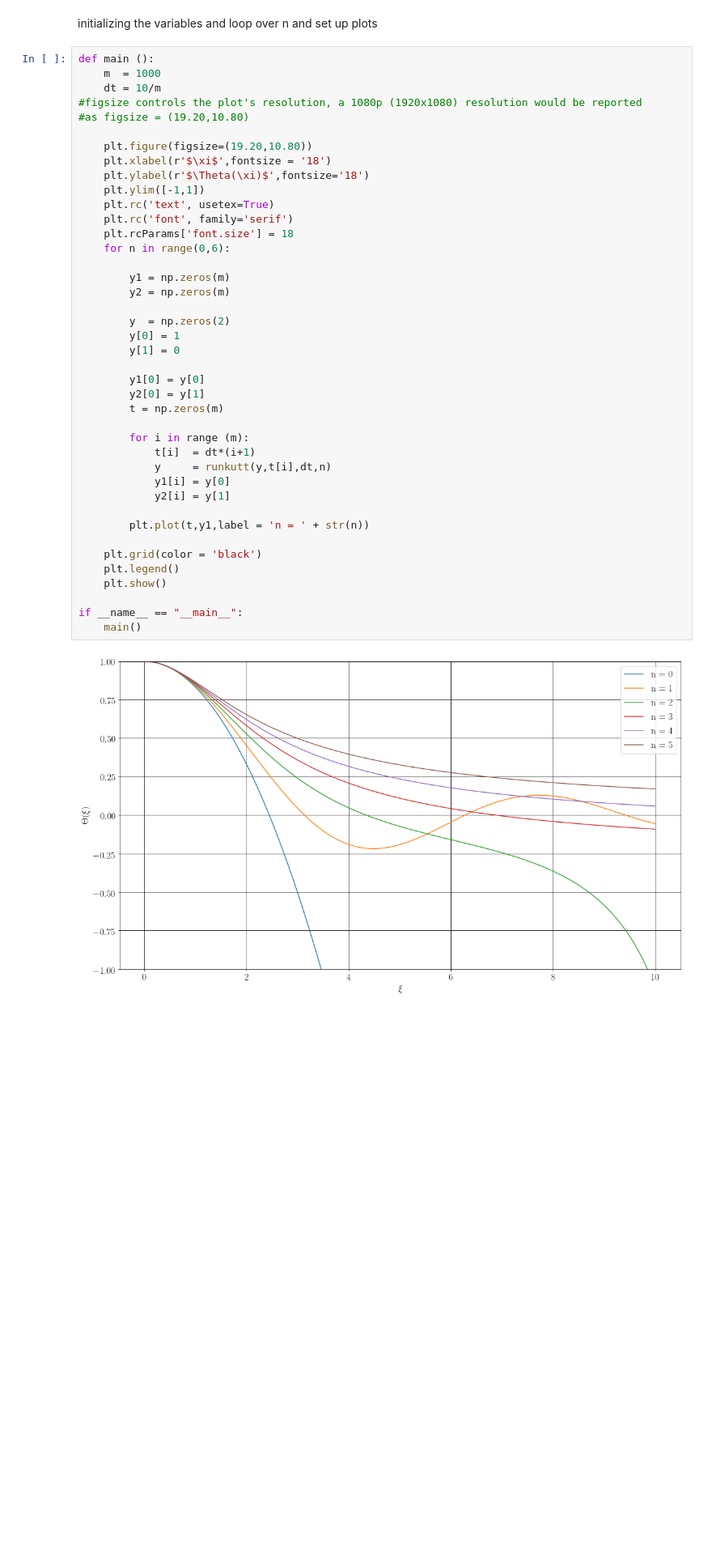
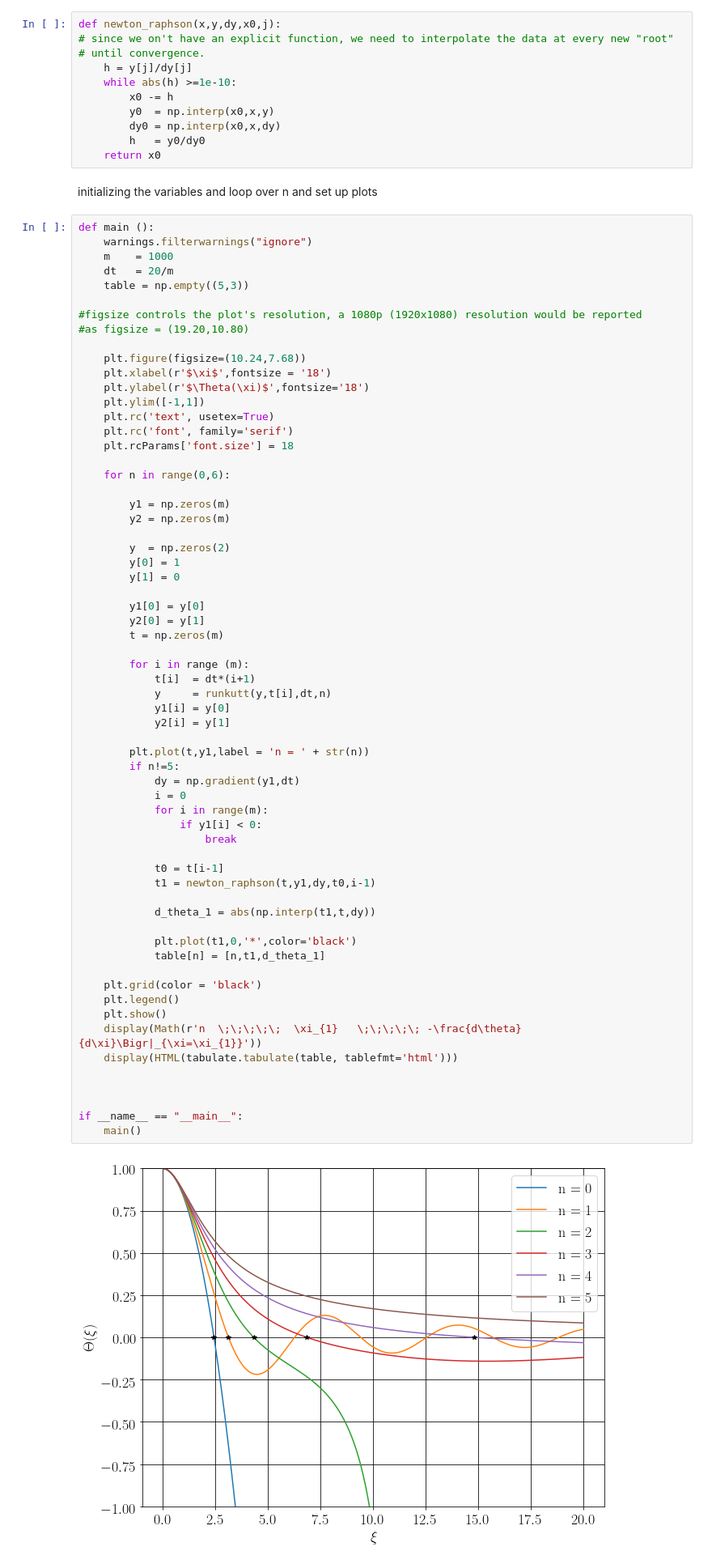
Before and after one commit to jaadt7/Lane_Emden, a Jupyter notebook: Lane-Emden.ipynb, the cells around one changed output. Shown: that part at 81% size. Cells and saved outputs as stored; diff of their text form; blank space fills up the shorter version.

Commit message:
Root solver,  grapher, and derivative added and printed

```diff
--- a/Lane-Emden.ipynb
+++ b/Lane-Emden.ipynb
@@ -38,48 +41,81 @@ def g(y,t,n):
     v[1] = (y[0]**n)*t**2
 
     return v
+# %%
+def newton_raphson(x,y,dy,x0,j):
+# since we on't have an explicit function, we need to interpolate the data at every new "root"
+# until convergence.
+    h = y[j]/dy[j]
+    while abs(h) >=1e-10:
+        x0 -= h
+        y0  = np.interp(x0,x,y)
+        dy0 = np.interp(x0,x,dy)
+        h   = y0/dy0
+    return x0
 # %% [markdown]
 initializing the variables and loop over n and set up plots
 # %%
 def main ():
-    m  = 1000
-    dt = 10/m
+    warnings.filterwarnings("ignore")
+    m    = 1000
+    dt   = 20/m
+    table = np.empty((5,3))
+
 #figsize controls the plot's resolution, a 1080p (1920x1080) resolution would be reported
 #as figsize = (19.20,10.80)
 
-    plt.figure(figsize=(19.20,10.80))
+    plt.figure(figsize=(10.24,7.68))
     plt.xlabel(r'$\xi$',fontsize = '18')
     plt.ylabel(r'$\Theta(\xi)$',fontsize='18')
     plt.ylim([-1,1])
     plt.rc('text', usetex=True)
     plt.rc('font', family='serif')
     plt.rcParams['font.size'] = 18
+
     for n in range(0,6):
 
         y1 = np.zeros(m)
         y2 = np.zeros(m)
 
         y  = np.zeros(2)
         y[0] = 1
         y[1] = 0
 
         y1[0] = y[0]
         y2[0] = y[1]
         t = np.zeros(m)
 
         for i in range (m):
             t[i]  = dt*(i+1)
             y     = runkutt(y,t[i],dt,n)
             y1[i] = y[0]
             y2[i] = y[1]
 
         plt.plot(t,y1,label = 'n = ' + str(n))
+        if n!=5:
+            dy = np.gradient(y1,dt)
+            i = 0
+            for i in range(m):
+                if y1[i] < 0:
+                    break
+
+            t0 = t[i-1]
+            t1 = newton_raphson(t,y1,dy,t0,i-1)
+
+            d_theta_1 = abs(np.interp(t1,t,dy))
+
+            plt.plot(t1,0,'*',color='black')
+            table[n] = [n,t1,d_theta_1]
 
     plt.grid(color = 'black')
     plt.legend()
     plt.show()
+    display(Math(r'n  \;\;\;\;\;  \xi_{1}   \;\;\;\;\; -\frac{d\theta}{d\xi}\Bigr|_{\xi=\xi_{1}}'))
+    display(HTML(tabulate.tabulate(table, tablefmt='html')))
+
+
 
 if __name__ == "__main__":
     main()
 # %% [output]
-[figure, old version]
+[figure, new version]
```
Also changed, not shown: parts of 4 cells of this notebook.
